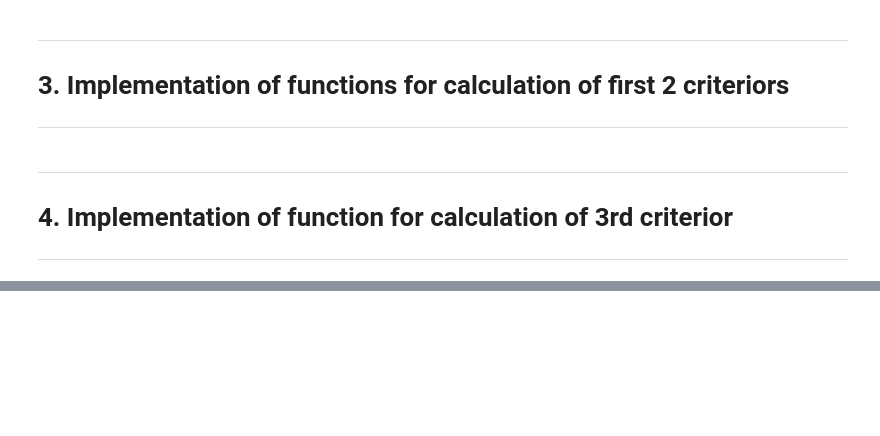
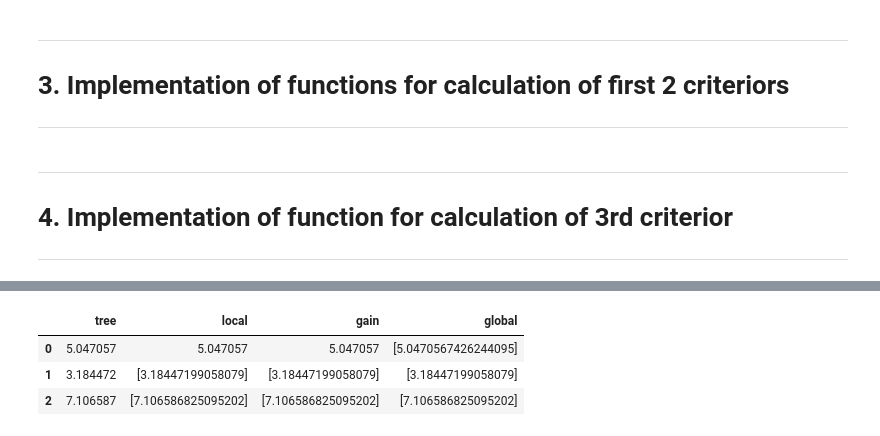
Before and after one commit to TrzeciakPiotr2300/Uczenie_Maszynowe_2025, a Jupyter notebook: HW06_tree-methods_spliting-criteriors.ipynb, the cells around one changed output, grey strips where cells are left out. Cells and saved outputs as stored; diff of their text form; code cells hidden in the pictures; blank space fills up the shorter version.

```diff
--- a/HW06_tree-methods_spliting-criteriors.ipynb
+++ b/HW06_tree-methods_spliting-criteriors.ipynb
@@ -280,6 +280,6 @@ def global_rss(X, y, potential_splits):
     rss_min = min(rss_path)
     min_index = rss_path.index(rss_min)
 
-    return splits_path[min_index], rss_min, rss_path
+    return splits_path[min_index], potential_splits[min_index], rss_path
 # %% [markdown]
 -----------------------------------
@@ -288,10 +288,29 @@ def global_rss(X, y, potential_splits):
 # %%
 potential_splits = generate_splits(X)
 
+# Default tree thresholds
 tree = DecisionTreeRegressor(max_depth=2)
 tree.fit(X, y)
 tree_first_split = tree.tree_.threshold[0]
+tree_left_split = tree.tree_.threshold[1]
+tree_right_split = tree.tree_.threshold[4]
 
-local_split_fit, rss_local, rss_path_local = local_rss(X, y, potential_splits)
-local_gain_fit, rss_gain, gain_path_local = rss_gain(X, y, potential_splits)
-global_split_fit, rss_global, rss_path_global = global_rss(X, y, potential_splits)
+# Custom thresholds level one
+local_split_fit, rss_local_, rss_path_local = local_rss(X, y, potential_splits)
+local_gain_fit, rss_gain_, gain_path_local = rss_gain(X, y, potential_splits)
+global_split_fit, first_split_global, rss_path_global = global_rss(X, y, potential_splits)
+
+# Custom thresholds second level (sam)
+X_flat = X.ravel()
+thr_node = local_rss(X_flat, y, potential_splits)[0]
+
+X_left = X_flat < thr_node
+X_right = X_flat >= thr_node
+y_left = y[X_left]
+y_right = y[X_right]
+
+thr_left_local = local_rss(X_flat[X_left], y_left, potential_splits)[0]
+thr_right_local = local_rss(X_flat[X_right], y_right, potential_splits)[0]
+
+thr_left_gain = rss_gain(X_flat[X_left], y_left, potential_splits)[0]
+thr_right_gain = rss_gain(X_flat[X_right], y_right, potential_splits)[0]
@@ -323,0 +321,14 @@ plt.show()
+# %%
+# Df prep
+df = pd.DataFrame({
+    'tree': [tree_first_split, tree_left_split, tree_right_split],
+    'local': [local_split_fit[0], thr_left_local, thr_right_local],
+    'gain': [local_gain_fit[0], thr_left_gain, thr_right_gain],
+    'global': [first_split_global, global_split_fit[0], global_split_fit[1]]
+})
+df
+# %% [output]
+|  | tree | local | gain | global |
+| 0 | 5.047057 | 5.047057 | 5.047057 | [5.0470567426244095] |
+| 1 | 3.184472 | [3.18447199058079] | [3.18447199058079] | [3.18447199058079] |
+| 2 | 7.106587 | [7.106586825095202] | [7.106586825095202] | [7.106586825095202] |
```
Also changed, not shown: parts of 8 cells of this notebook.
